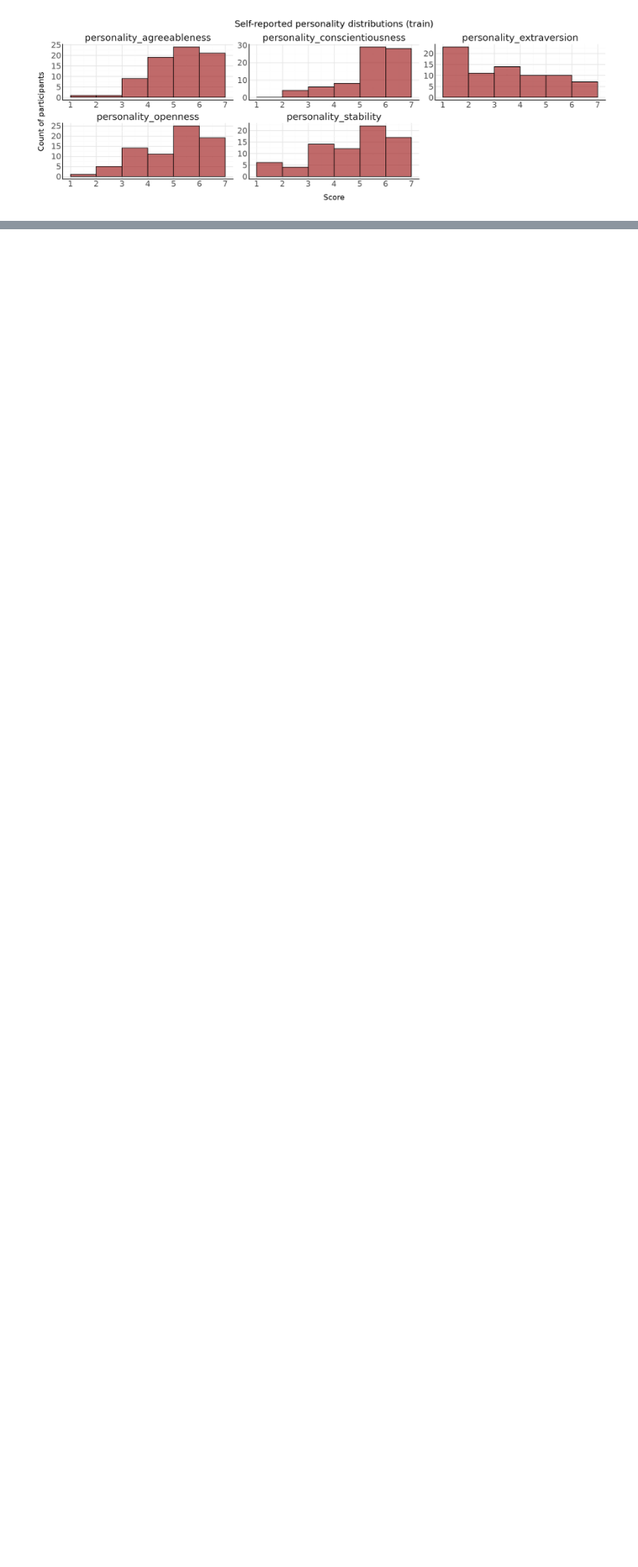
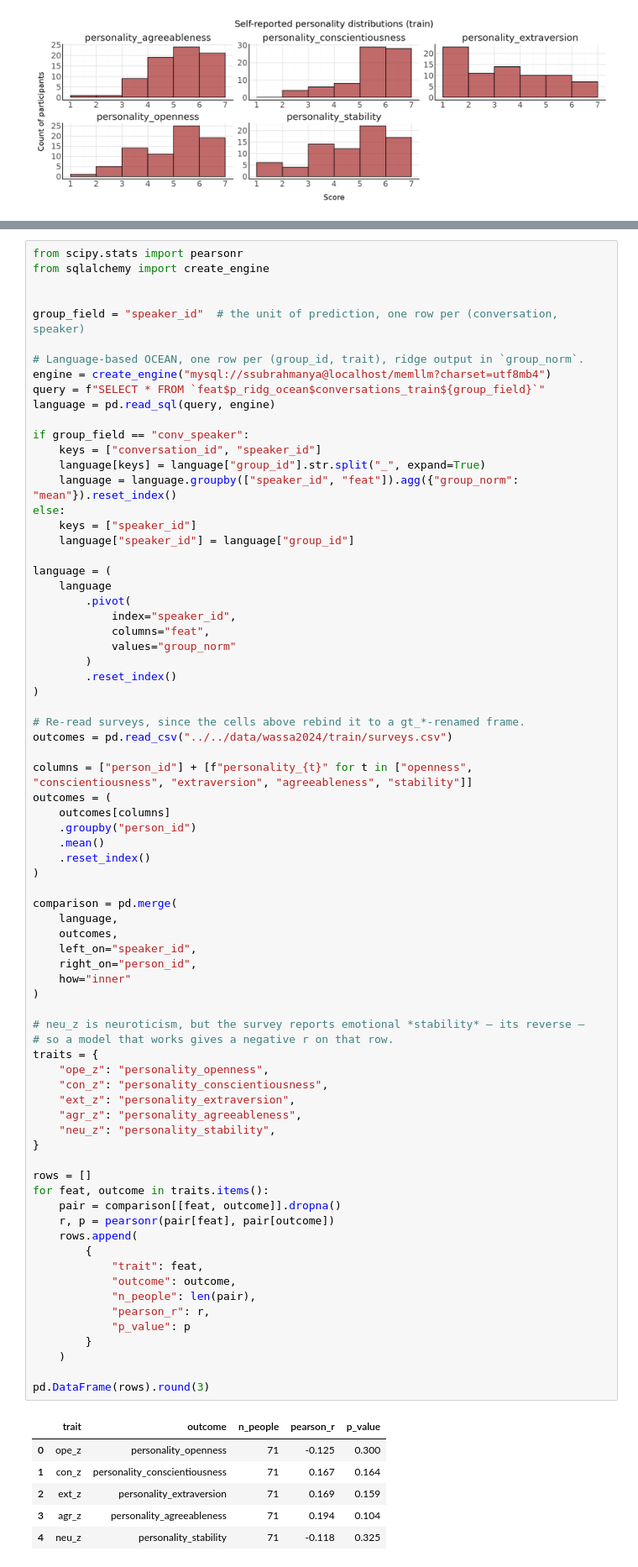
Before and after one commit to shshnk94/summary-mem, a Jupyter notebook: tutorials/wassa2024/wassa2024.ipynb, the cells around one changed output, grey strips where cells are left out. Shown at 84% size. Drawn from its saved outputs; the diff is of its cells as text; blank space fills up the shorter version.

```diff
--- a/tutorials/wassa2024/wassa2024.ipynb
+++ b/tutorials/wassa2024/wassa2024.ipynb
@@ -456,0 +417,81 @@ surveys.head(5)
+# %%
+from scipy.stats import pearsonr
+from sqlalchemy import create_engine
+
+
+group_field = "speaker_id"  # the unit of prediction, one row per (conversation, speaker)
+
+# Language-based OCEAN, one row per (group_id, trait), ridge output in `group_norm`.
+engine = create_engine("mysql://ssubrahmanya@localhost/memllm?charset=utf8mb4")
+query = f"SELECT * FROM `feat$p_ridg_ocean$conversations_train${group_field}`"
+language = pd.read_sql(query, engine)
+
+if group_field == "conv_speaker":
+    keys = ["conversation_id", "speaker_id"]
+    language[keys] = language["group_id"].str.split("_", expand=True)
+    language = language.groupby(["speaker_id", "feat"]).agg({"group_norm": "mean"}).reset_index()
+else:
+    keys = ["speaker_id"]
+    language["speaker_id"] = language["group_id"]
+
+language = (
+    language
+        .pivot(
+            index="speaker_id",
+            columns="feat",
+            values="group_norm"
+        )
+        .reset_index()
+)
+
+# Re-read surveys, since the cells above rebind it to a gt_*-renamed frame.
+outcomes = pd.read_csv("../../data/wassa2024/train/surveys.csv")
+
+columns = ["person_id"] + [f"personality_{t}" for t in ["openness", "conscientiousness", "extraversion", "agreeableness", "stability"]]
+outcomes = (
+    outcomes[columns]
+    .groupby("person_id")
+    .mean()
+    .reset_index()
+)
+
+comparison = pd.merge(
+    language,
+    outcomes,
+    left_on="speaker_id",
+    right_on="person_id",
+    how="inner"
+)
+
+# neu_z is neuroticism, but the survey reports emotional *stability* — its reverse —
+# so a model that works gives a negative r on that row.
+traits = {
+    "ope_z": "personality_openness",
+    "con_z": "personality_conscientiousness",
+    "ext_z": "personality_extraversion",
+    "agr_z": "personality_agreeableness",
+    "neu_z": "personality_stability",
+}
+
+rows = []
+for feat, outcome in traits.items():
+    pair = comparison[[feat, outcome]].dropna()
+    r, p = pearsonr(pair[feat], pair[outcome])
+    rows.append(
+        {
+            "trait": feat,
+            "outcome": outcome,
+            "n_people": len(pair),
+            "pearson_r": r,
+            "p_value": p
+        }
+    )
+
+pd.DataFrame(rows).round(3)
+# %% [output]
+|  | trait | outcome | n_people | pearson_r | p_value |
+| 0 | ope_z | personality_openness | 71 | -0.125 | 0.300 |
+| 1 | con_z | personality_conscientiousness | 71 | 0.167 | 0.164 |
+| 2 | ext_z | personality_extraversion | 71 | 0.169 | 0.159 |
+| 3 | agr_z | personality_agreeableness | 71 | 0.194 | 0.104 |
+| 4 | neu_z | personality_stability | 71 | -0.118 | 0.325 |
```
Also changed, not shown: parts of 17 cells of this notebook, 7 other files.
